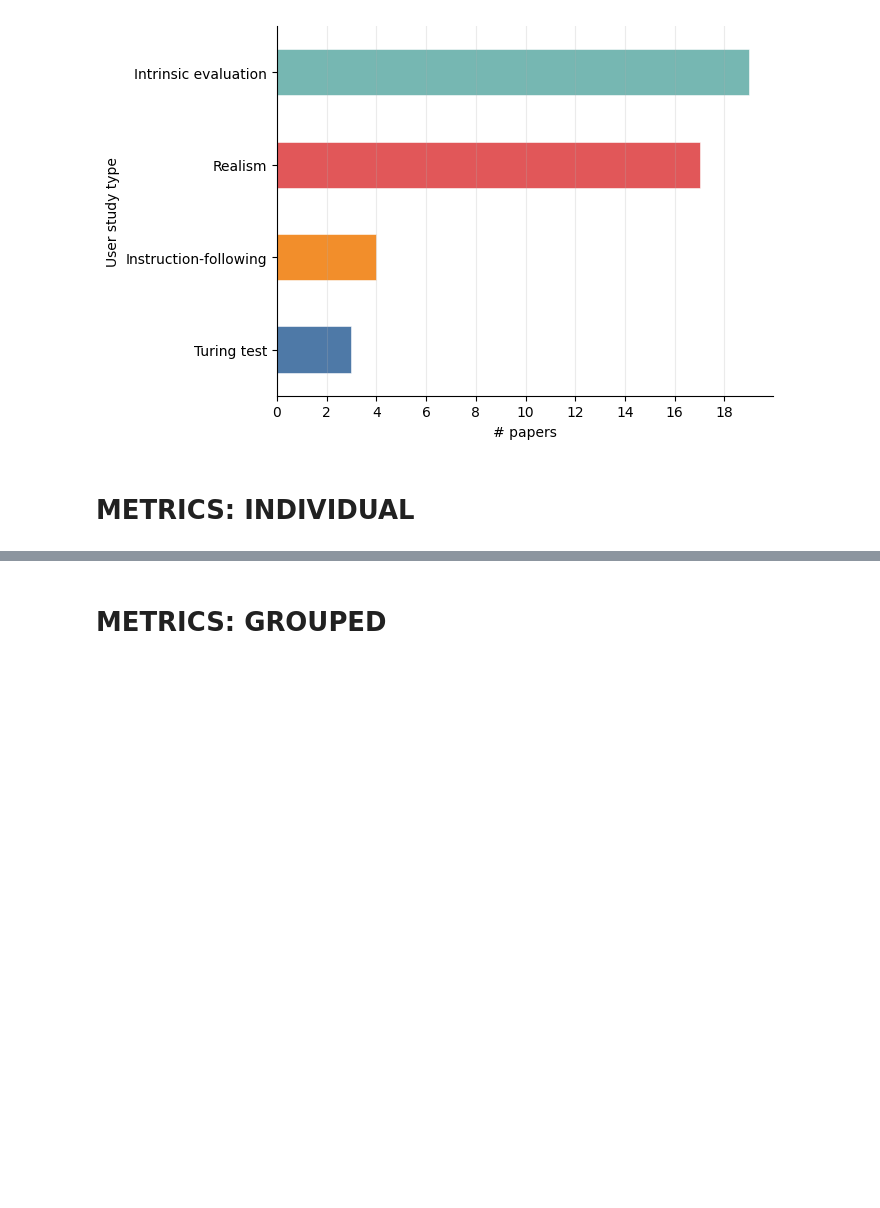
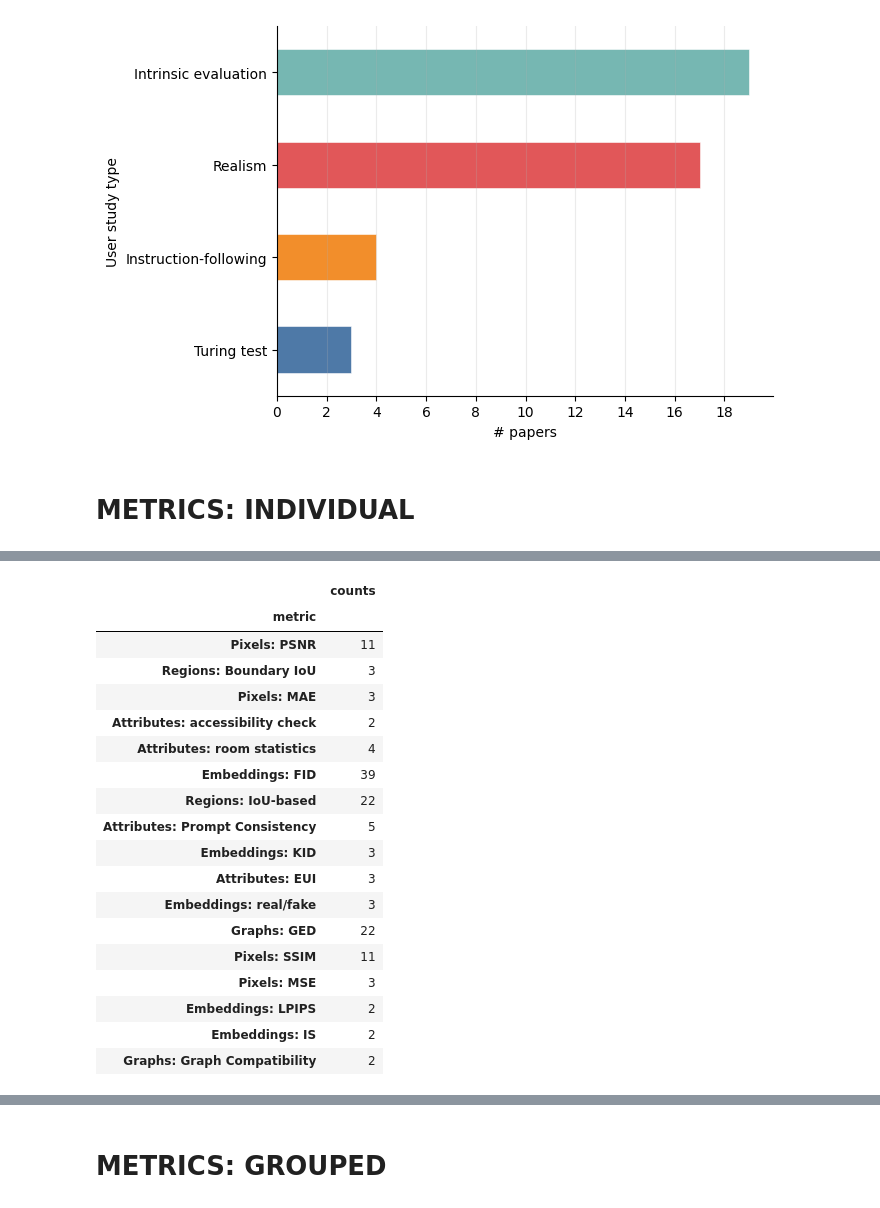
Before and after one commit to gal-dmitry/SystematicReview, a Jupyter notebook: SYNTHESIS.ipynb, the cells around one changed output, grey strips where cells are left out. Drawn from its saved outputs; the diff is of its cells as text; code cells hidden in the pictures; blank space fills up the shorter version.

```diff
--- a/SYNTHESIS.ipynb
+++ b/SYNTHESIS.ipynb
@@ -1851,0 +2107,3 @@ plot_user_studies(df)
+# %%
+df_single = df_unique[df_unique.counts == 1]
+df_multiple = df_unique[df_unique.counts > 1]
@@ -1851,0 +2136,22 @@ plot_user_studies(df)
+# %%
+df_multiple
+# %% [output]
+|  | counts |
+| metric |  |
+| Pixels: PSNR | 11 |
+| Regions: Boundary IoU | 3 |
+| Pixels: MAE | 3 |
+| Attributes: accessibility check | 2 |
+| Attributes: room statistics | 4 |
+| Embeddings: FID | 39 |
+| Regions: IoU-based | 22 |
+| Attributes: Prompt Consistency | 5 |
+| Embeddings: KID | 3 |
+| Attributes: EUI | 3 |
+| Embeddings: real/fake | 3 |
+| Graphs: GED | 22 |
+| Pixels: SSIM | 11 |
+| Pixels: MSE | 3 |
+| Embeddings: LPIPS | 2 |
+| Embeddings: IS | 2 |
+| Graphs: Graph Compatibility | 2 |
```
Also changed, not shown: parts of 19 cells of this notebook, 2 other files.
